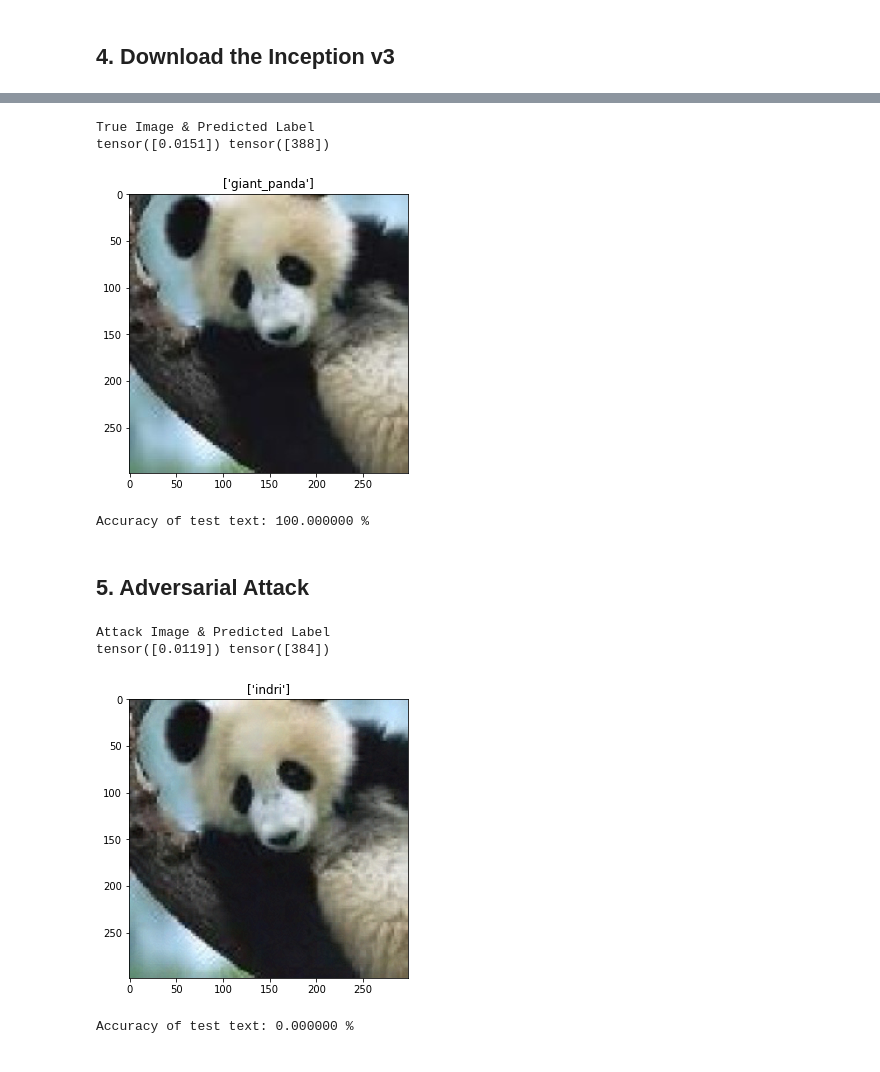
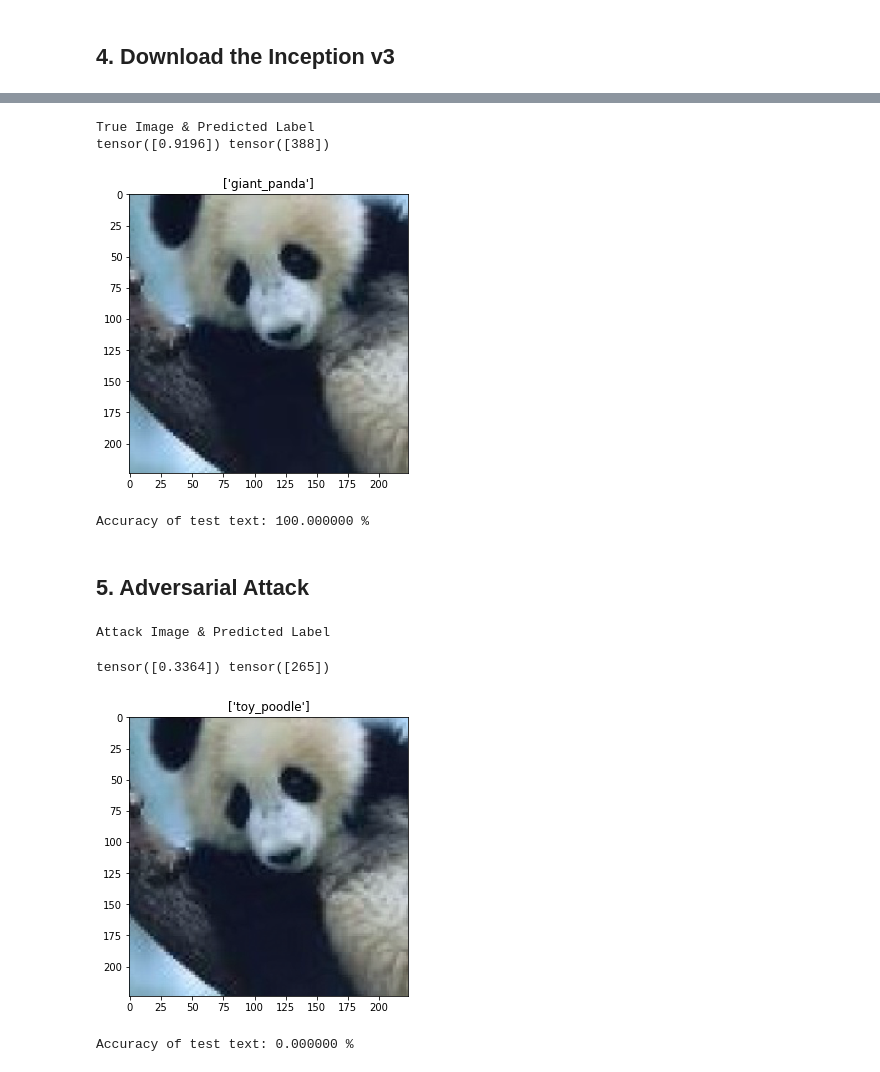
Before and after one commit to ziqiwangsilvia/attack, a Jupyter notebook: FGSM-pytorch-master/FGSM.ipynb, the cells around one changed output, grey strips where cells are left out. Saved outputs shown, nothing was run; the diff lists cells and outputs as text; code cells hidden in the pictures.

```diff
--- a/FGSM-pytorch-master/FGSM.ipynb
+++ b/FGSM-pytorch-master/FGSM.ipynb
@@ -79,6 +83,6 @@ True Image & True Label
 device = torch.device("cuda" if use_cuda else "cpu")
 # %%
 # model = models.inception_v3(pretrained=True).to(device)
-model = torchvision.models.inception_v3(pretrained=True).to(device)
+model = torchvision.models.vgg16(pretrained=True).to(device)
 model.eval()
 # %% [output]
@@ -129,8 +132,8 @@ for images, labels in normal_loader:
     labels = labels.to(device)
     outputs = model(images)
 
-    softmax = conservative_softmax(1000, 0.1)
-#     softmax = nn.Softmax()
+#     softmax = marco_softmax(1000)
+    softmax = nn.Softmax()
     outputs = softmax(outputs)
 
     pos, pre = torch.max(outputs.data, 1)
@@ -143,8 +146,8 @@ for images, labels in normal_loader:
 print('Accuracy of test text: %f %%' % (100 * float(correct) / total))
 # %% [output]
 True Image & Predicted Label
-tensor([0.0151]) tensor([388])
+tensor([0.9196]) tensor([388])
-[figure, old version]
+[figure, new version]
 Accuracy of test text: 100.000000 %
 # %% [markdown]
 ## 5. Adversarial Attack
@@ -156,50 +159,50 @@ def fgsm_attack(model, loss, images, labels, eps) :
     images.requires_grad = True
 
     outputs = model(images)
-    softmax = conservative_softmax(1000, 0.1)
+#     softmax = marco_softmax(1000)
 #     softmax = nn.Softmax()
-    outputs = softmax(outputs)
+#     outputs = softmax(outputs)
 
     model.zero_grad()
     cost = loss(outputs, labels).to(device)
     cost.backward()
 
     attack_images = images + eps*images.grad.sign()
-    attack_images = torch.clamp(attack_images, 0, 1)
+#     attack_images = torch.clamp(attack_images, 0, 1)
 
     return attack_images
 # %%
-# loss = nn.CrossEntropyLoss()
-loss = nn.NLLLoss()
+loss = nn.CrossEntropyLoss()
+# loss = nn.NLLLoss()
 # %%
 print("Attack Image & Predicted Label")
 
 model.eval()
 
 correct = 0
 total = 0
 
 for images, labels in normal_loader:
 
     images = fgsm_attack(model, loss, images, labels, eps).to(device)
     labels = labels.to(device)
     outputs = model(images)
 
-    softmax = conservative_softmax(1000, 0.1)
-#     softmax = nn.Softmax()
+#     softmax = marco_softmax(1000)
+    softmax = nn.Softmax()
     outputs = softmax(outputs)
 
     pos, pre = torch.max(outputs.data, 1)
     print(pos, pre)
 
     total += 1
     correct += (pre == labels).sum()
 
     imshow(torchvision.utils.make_grid(images.cpu().data, normalize=True), [normal_data.classes[i] for i in pre])
 
 print('Accuracy of test text: %f %%' % (100 * float(correct) / total))
 # %% [output]
 Attack Image & Predicted Label
-tensor([0.0119]) tensor([384])
+tensor([0.3364]) tensor([265])
-[figure, old version]
+[figure, new version]
-Accuracy of test text: 0.000000 %
+Accuracy of test text: 0.000000 %
```
Also changed, not shown: parts of 5 cells of this notebook, 1 other file.
